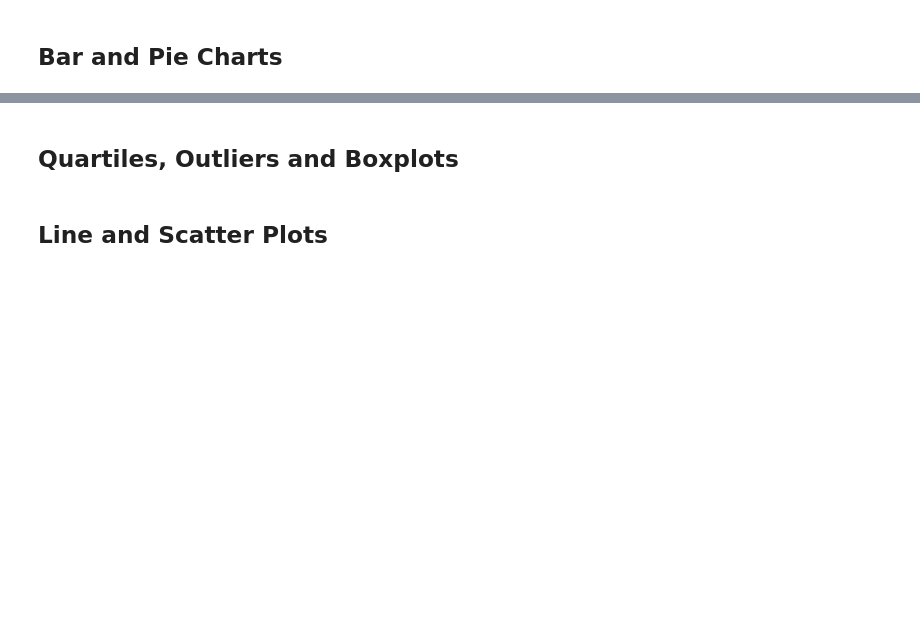
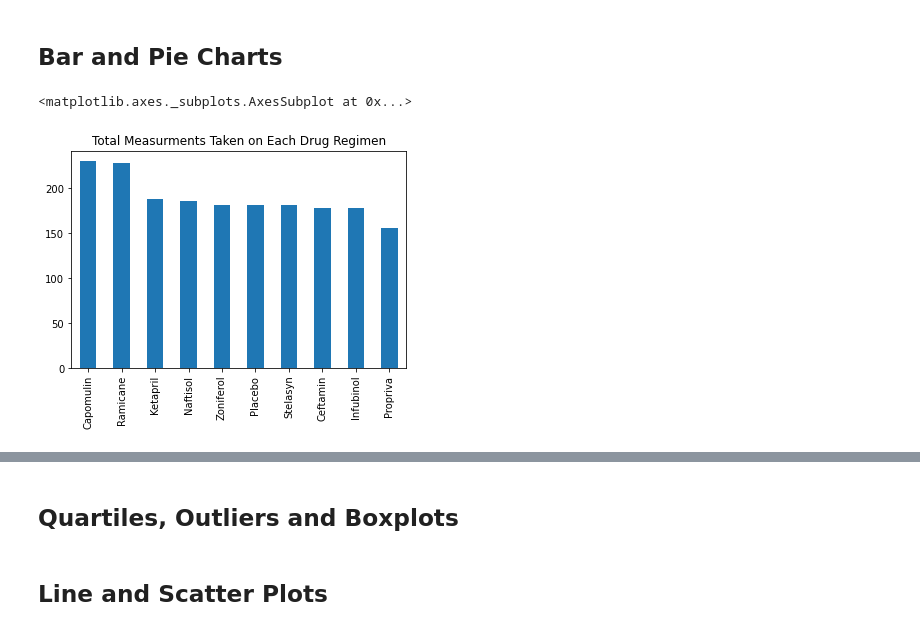
Before and after one commit to Pip85/matplotlib-challenge, a Jupyter notebook: Pymaceuticals/pymaceuticals.ipynb, the cells around one changed output, grey strips where cells are left out. Drawn from its saved outputs; the diff is of its cells as text; code cells hidden in the pictures; blank space fills up the shorter version.

```diff
--- a/Pymaceuticals/pymaceuticals.ipynb
+++ b/Pymaceuticals/pymaceuticals.ipynb
@@ -102,5 +126,10 @@ mouse_dup_check
 ## Bar and Pie Charts
 # %%
 # Generate a bar plot showing the total number of measurements taken on each drug regimen using pandas.
+measurements = mouse_study["Drug Regimen"].value_counts()
+measurements.plot(kind="bar",title = "Total Measurments Taken on Each Drug Regimen")
+# %% [output]
+<matplotlib.axes._subplots.AxesSubplot at 0x...>
+[figure, added]
 # %%
 # Generate a bar plot showing the total number of measurements taken on each drug regimen using pyplot.
```
Also changed, not shown: parts of 8 cells of this notebook.
